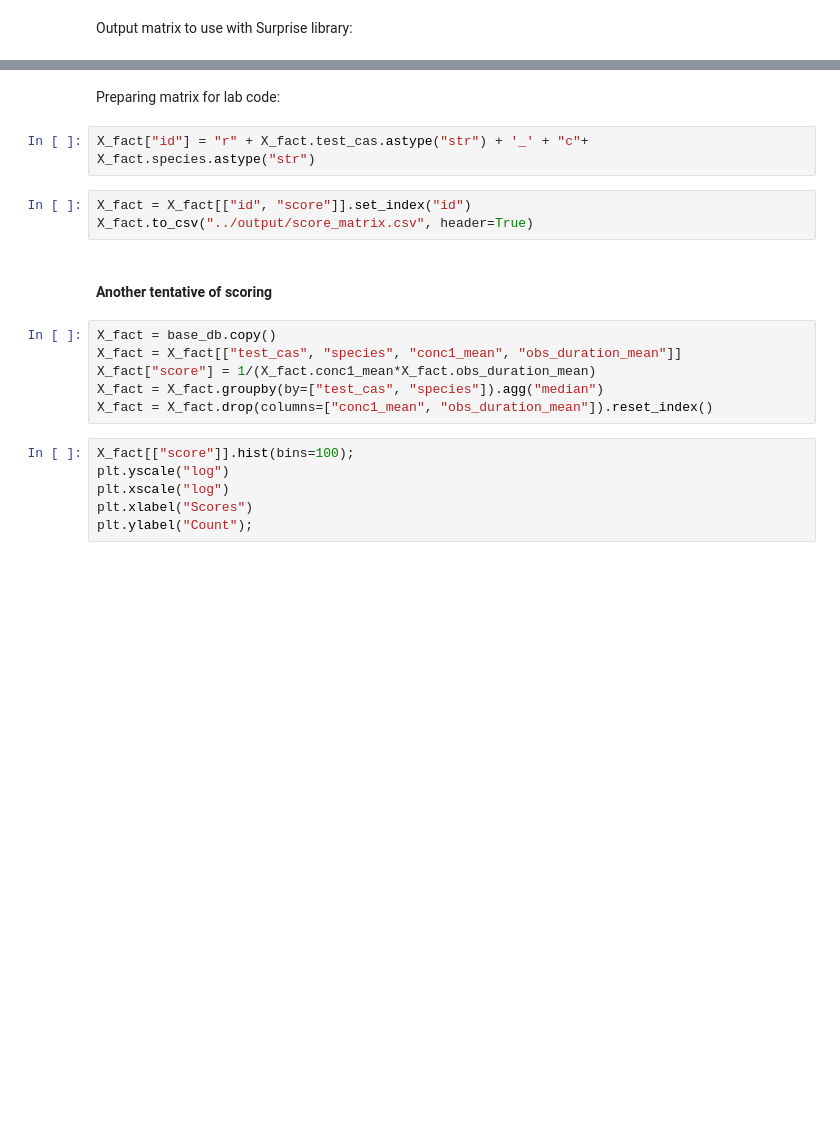
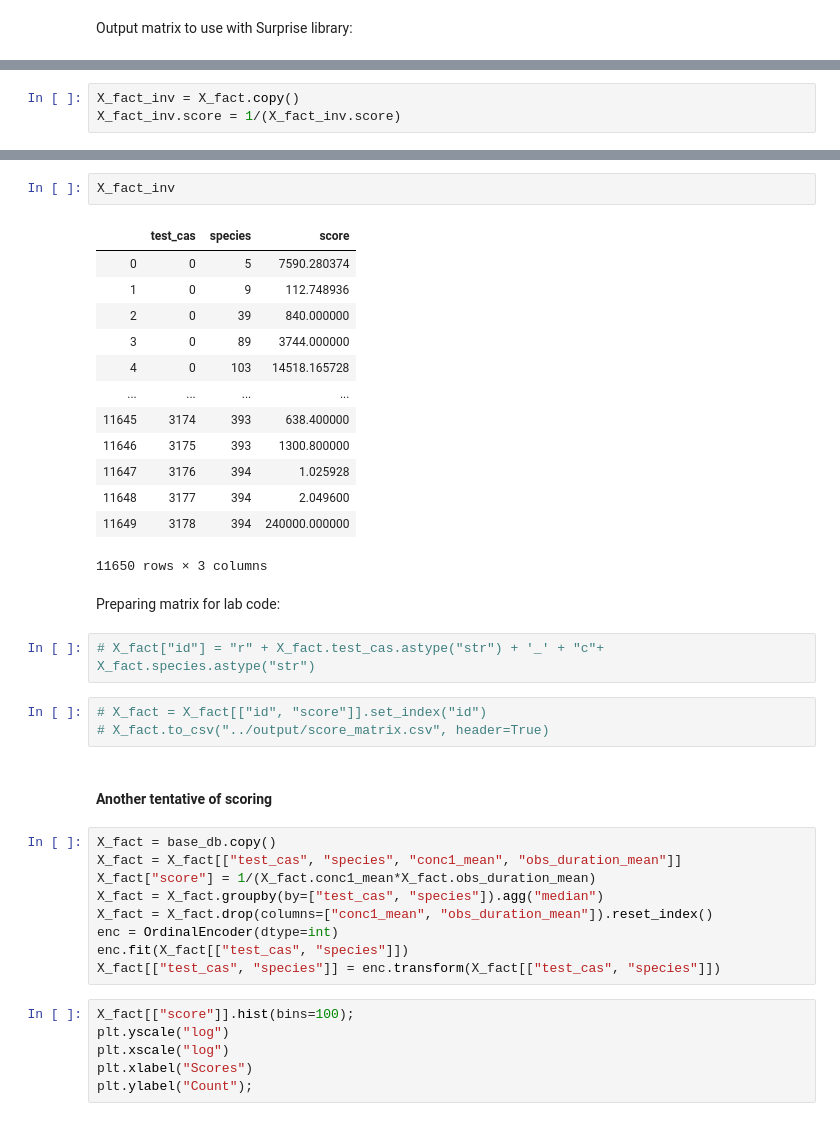
Before and after one commit to manuleo/ML_Toxicology_Testing, a Jupyter notebook: matrix_fact/Factorization_preparation.ipynb, the cells around one changed output, grey strips where cells are left out. Cells and saved outputs as stored; diff of their text form; blank space fills up the shorter version.

```diff
--- a/matrix_fact/Factorization_preparation.ipynb
+++ b/matrix_fact/Factorization_preparation.ipynb
@@ -77,0 +122,3 @@ X_fact.to_csv("../output/score_matrix_nomix.csv", header=True, index=False)
+# %%
+X_fact_inv = X_fact.copy()
+X_fact_inv.score = 1/(X_fact_inv.score)
@@ -78,10 +130,26 @@ X_fact.to_csv("../output/score_matrix_nomix.csv", header=True, index=False)
+# %%
+X_fact_inv
+# %% [output]
+|  | test_cas | species | score |
+| 0 | 0 | 5 | 7590.280374 |
+| 1 | 0 | 9 | 112.748936 |
+| 2 | 0 | 39 | 840.000000 |
+| 3 | 0 | 89 | 3744.000000 |
+| 4 | 0 | 103 | 14518.165728 |
+| ... | ... | ... | ... |
+| 11645 | 3174 | 393 | 638.400000 |
+| 11646 | 3175 | 393 | 1300.800000 |
+| 11647 | 3176 | 394 | 1.025928 |
+| 11648 | 3177 | 394 | 2.049600 |
+| 11649 | 3178 | 394 | 240000.000000 |
+11650 rows × 3 columns
 # %% [markdown]
 Preparing matrix for lab code:
 # %%
-X_fact["id"] = "r" + X_fact.test_cas.astype("str") + '_' + "c"+ X_fact.species.astype("str")
+# X_fact["id"] = "r" + X_fact.test_cas.astype("str") + '_' + "c"+ X_fact.species.astype("str")
 # %%
-X_fact = X_fact[["id", "score"]].set_index("id")
-X_fact.to_csv("../output/score_matrix.csv", header=True)
+# X_fact = X_fact[["id", "score"]].set_index("id")
+# X_fact.to_csv("../output/score_matrix.csv", header=True)
 # %% [markdown]
 #### Another tentative of scoring
 # %%
@@ -90,6 +158,9 @@ X_fact = X_fact[["test_cas", "species", "conc1_mean", "obs_duration_mean"]]
 X_fact["score"] = 1/(X_fact.conc1_mean*X_fact.obs_duration_mean)
 X_fact = X_fact.groupby(by=["test_cas", "species"]).agg("median")
 X_fact = X_fact.drop(columns=["conc1_mean", "obs_duration_mean"]).reset_index()
+enc = OrdinalEncoder(dtype=int)
+enc.fit(X_fact[["test_cas", "species"]])
+X_fact[["test_cas", "species"]] = enc.transform(X_fact[["test_cas", "species"]])
 # %%
 X_fact[["score"]].hist(bins=100);
 plt.yscale("log")
```
Also changed, not shown: parts of 59 cells of this notebook, 11 other files.
